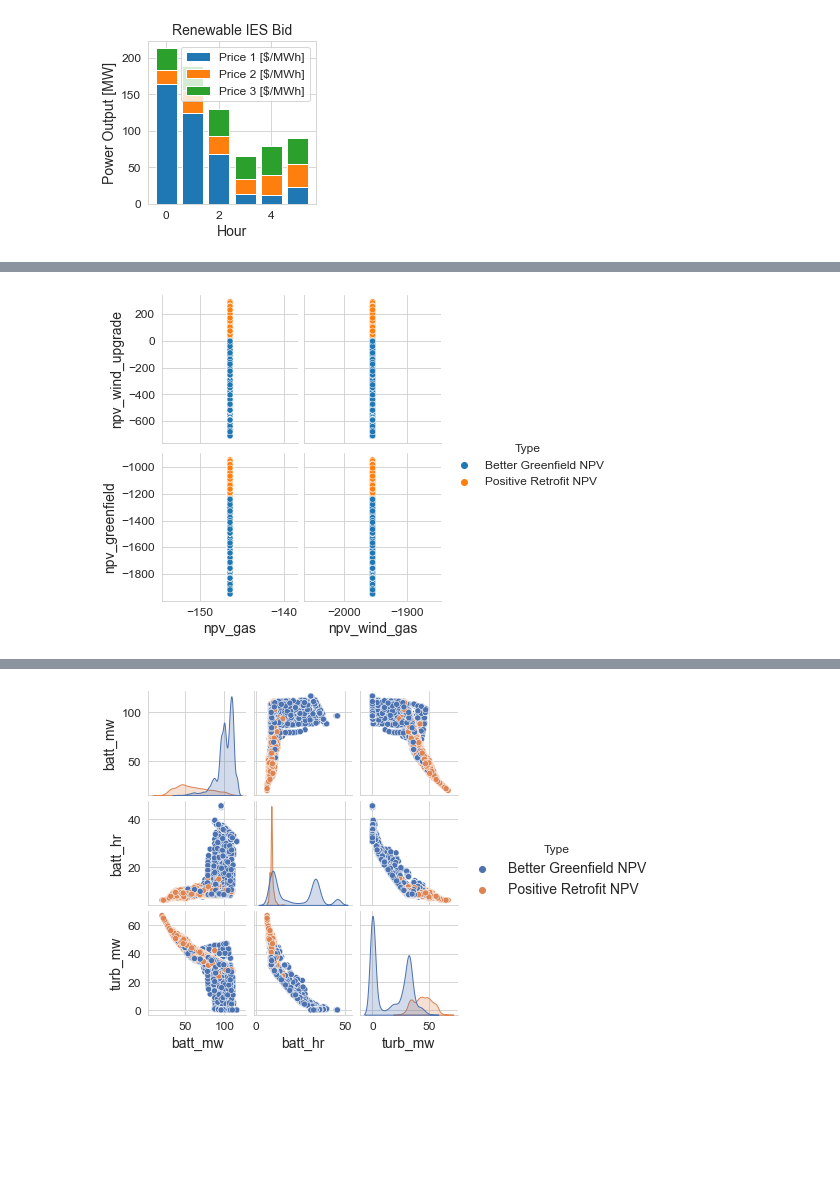
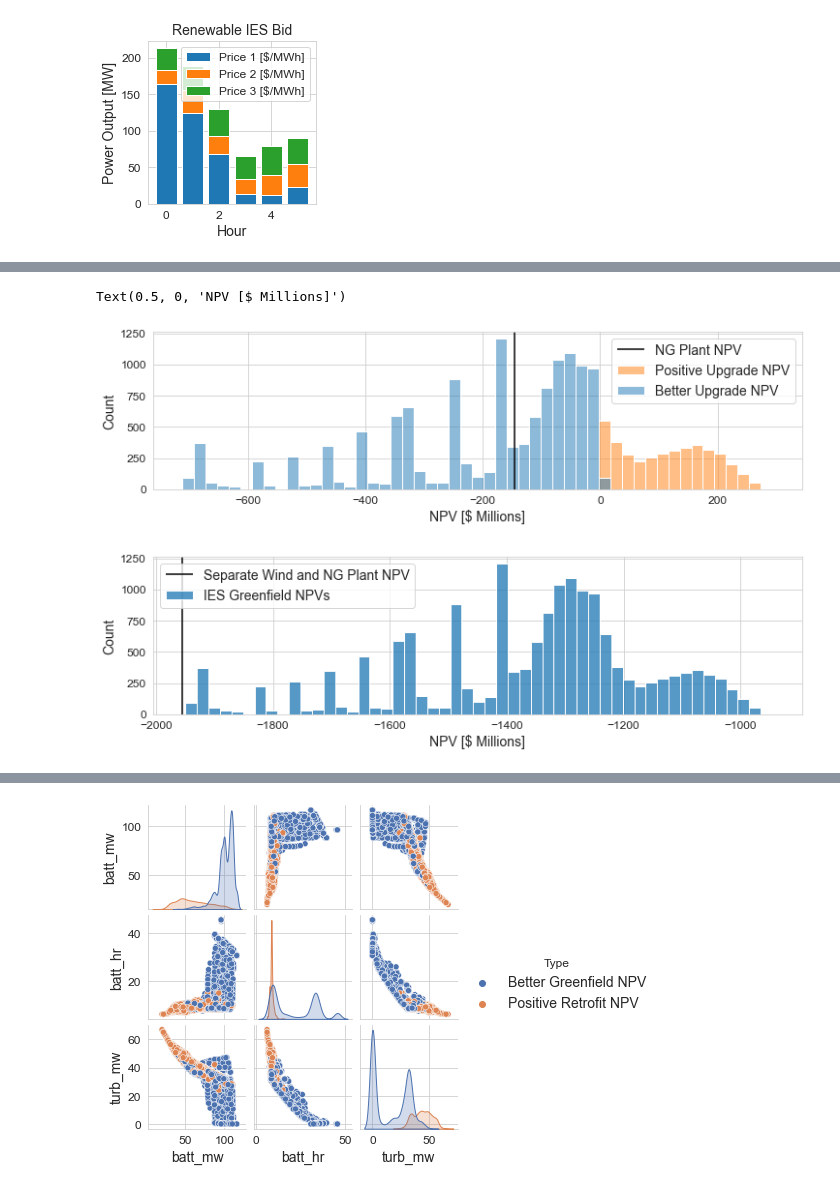
Before and after one commit to dguittet/dispatches, a Jupyter notebook: dispatches/case_studies/renewables_h2_case/WindBatteryHydrogenDoubleLoop.ipynb, the cells around one changed output, grey strips where cells are left out. Drawn from its saved outputs; the diff is of its cells as text; code cells hidden in the pictures; blank space fills up the shorter version.

```diff
--- a/dispatches/case_studies/renewables_h2_case/WindBatteryHydrogenDoubleLoop.ipynb
+++ b/dispatches/case_studies/renewables_h2_case/WindBatteryHydrogenDoubleLoop.ipynb
@@ -1070,15 +1070,28 @@ sens_results.groupby("Type").describe()
 | Type |  |  |  |  |  |  |  |  |  |  |  | ... |
 | Better Greenfield NPV | 12442.0 | 936.580621 | 12.927002 | 904.876638 | 931.170272 | 935.383292 | 942.677031 | 1018.117342 | 12442.0 | 100.680307 | 11.096485 | ... |
 | Positive Retrofit NPV | 3942.0 | 900.269830 | 21.635563 | 868.124793 | 881.980087 | 896.263456 | 914.624883 | 988.251427 | 3942.0 | 60.584455 | 20.768012 | ... |
-# %%
-sens_results['npv_wind_gas'] = gf_wind_gas_npv
-sens_results['npv_gas'] = gas_npv
-g = sns.pairplot(sens_results[["npv_wind_gas", "npv_gas", "npv_wind_upgrade", "npv_greenfield", "Type"]], hue='Type',
-    hue_order=['Better Greenfield NPV',
-    # '>75% Better Greenfield NPV',
-    'Positive Retrofit NPV'],
-    x_vars = ["npv_gas", "npv_wind_gas"],
-    y_vars=["npv_wind_upgrade", "npv_greenfield"]
-)
-# %% [output]
-[figure, removed]
+# %%
+sens_results['npv_wind_gas'] = gf_wind_gas_npv
+sens_results['npv_gas'] = gas_npv
+
+fig, ax = plt.subplots(figsize=(12, 3))
+
+sns.histplot(sens_results[["npv_wind_gas", "npv_gas", "npv_wind_upgrade", "npv_greenfield", "Type"]], x="npv_wind_upgrade", ax=ax, label="IES Upgrade NPVs", hue='Type', legend=False)
+ymin, ymax = ax.get_ylim()
+ax.vlines(x=gas_npv, ymin=ymin, ymax=ymax, label="NG Plant NPV", color='k')
+ax.set_ylim((ymin, ymax))
+plt.legend(labels=['NG Plant NPV', "Positive Upgrade NPV", "Better Upgrade NPV"])
+ax.set_xlabel("NPV [$ Millions]")
+
+fig, ax = plt.subplots(figsize=(12, 3))
+
+sns.histplot(sens_results[["npv_wind_gas", "npv_gas", "npv_wind_upgrade", "npv_greenfield", "Type"]], x="npv_greenfield", ax=ax, label="IES Greenfield NPVs")
+ymin, ymax = ax.get_ylim()
+ax.vlines(x=gf_wind_gas_npv, ymin=ymin, ymax=ymax, label="Separate Wind and NG Plant NPV", color='k')
+ax.set_ylim((ymin, ymax))
+plt.legend()
+ax.set_xlabel("NPV [$ Millions]")
+# %% [output]
+Text(0.5, 0, 'NPV [$ Millions]')
+[figure, added]
+[figure, added]
```
Also changed, not shown: parts of 1 cell of this notebook, 1 other file.
